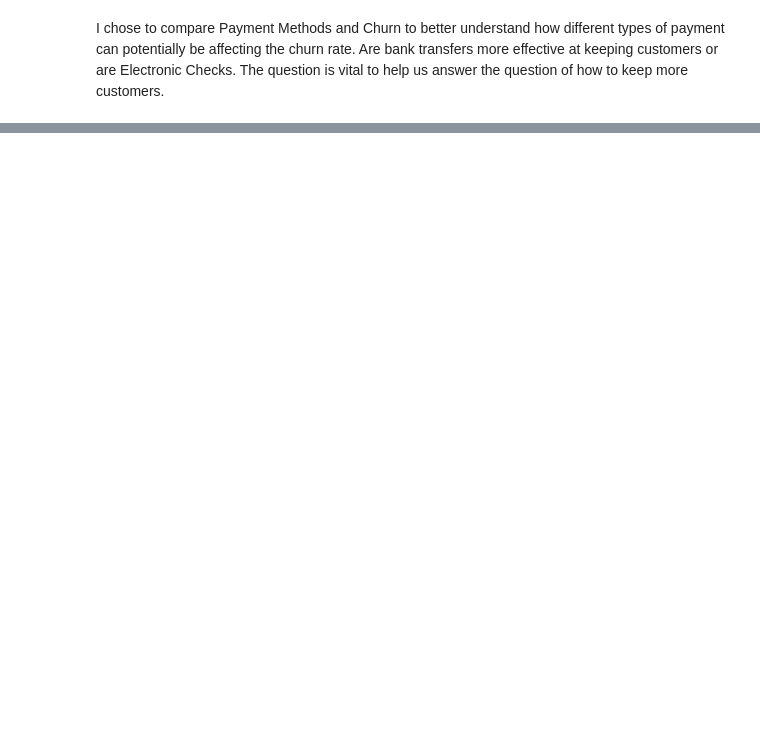
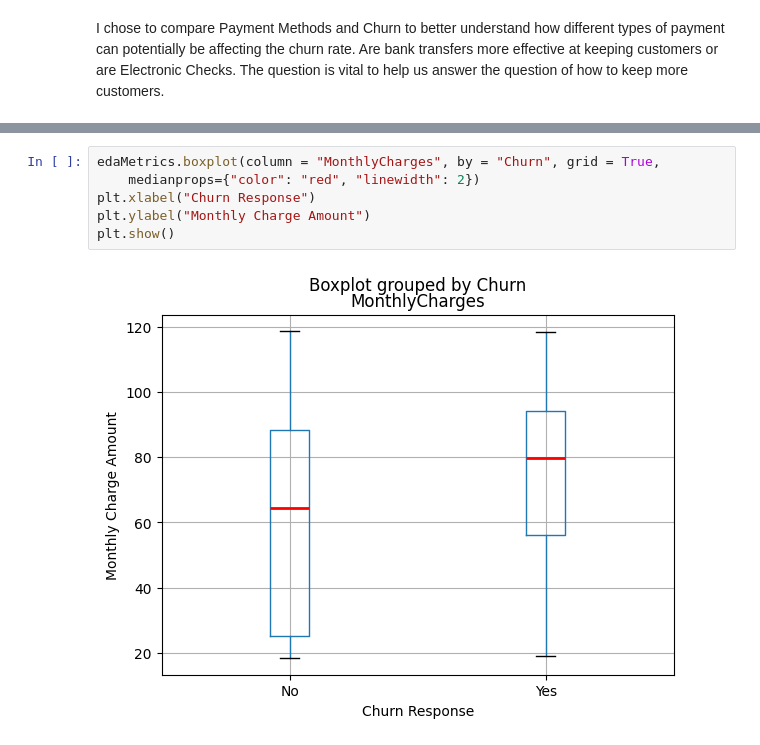
Before and after one commit to EstebanBC1/Customer-Churn-Analysis, a Jupyter notebook: Exploratory_Data_Analysis.ipynb, the cells around one changed output, grey strips where cells are left out. Drawn from its saved outputs; the diff is of its cells as text; blank space fills up the shorter version.

Commit message:
Graphical Representation and Further EDA

```diff
--- a/Exploratory_Data_Analysis.ipynb
+++ b/Exploratory_Data_Analysis.ipynb
@@ -180,0 +205,8 @@ What we can infer from these two compairisons is that customers with a higher mo
+# %%
+edaMetrics.boxplot(column = "MonthlyCharges", by = "Churn", grid = True,
+    medianprops={"color": "red", "linewidth": 2})
+plt.xlabel("Churn Response")
+plt.ylabel("Monthly Charge Amount")
+plt.show()
+# %% [output]
+[figure, added]
```
Also changed, not shown: parts of 23 cells of this notebook.
